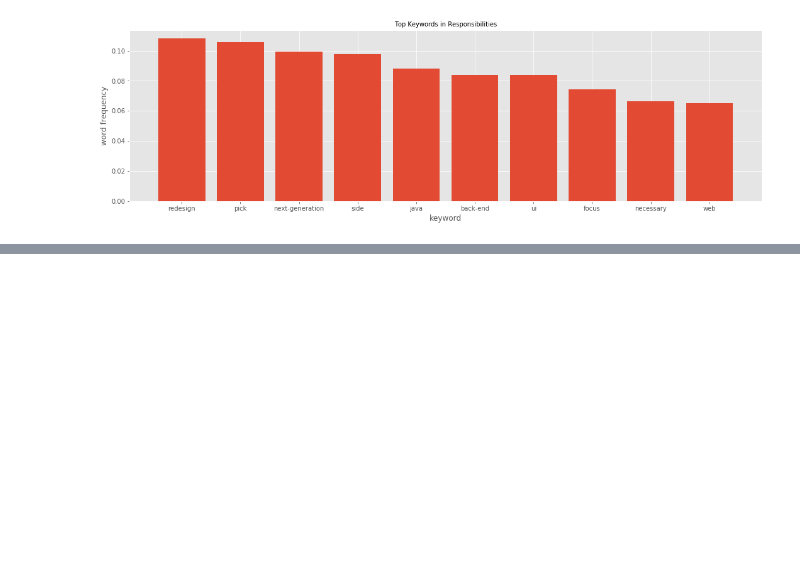
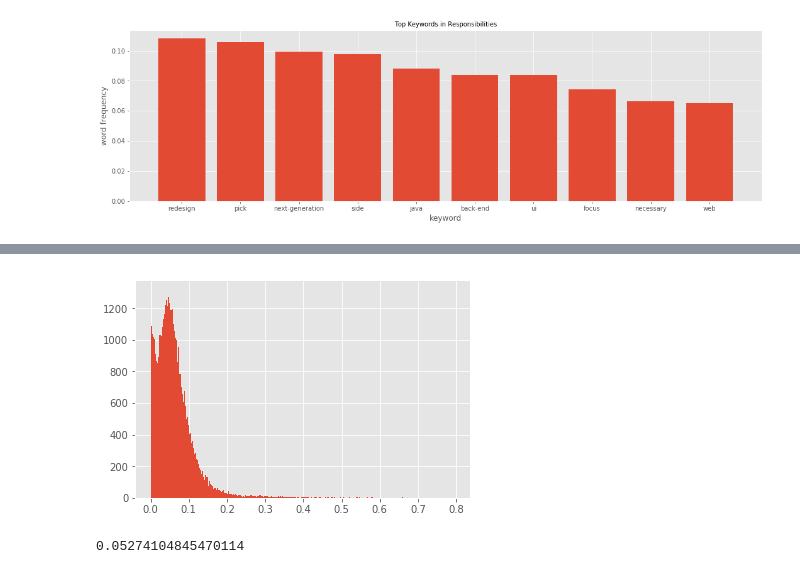
Before and after one commit to aesophor/DataScience, a Jupyter notebook: 05-Final-Project/Analyzing Google Career and Skills.ipynb, the cells around one changed output, grey strips where cells are left out. Saved outputs shown, nothing was run; the diff lists cells and outputs as text; code cells hidden in the pictures; blank space fills up the shorter version.

```diff
--- a/05-Final-Project/Analyzing Google Career and Skills.ipynb
+++ b/05-Final-Project/Analyzing Google Career and Skills.ipynb
@@ -488,0 +606,4 @@ plot_tfidf_bar(resp_tfidfm, text_index=0, ax=ax1, font_path=font_path, bin=10, t
+# %%
+allF = features.flatten()
+nonZero = allF[np.nonzero(allF)]
+m = np.median(nonZero)
@@ -488,0 +615,7 @@ plot_tfidf_bar(resp_tfidfm, text_index=0, ax=ax1, font_path=font_path, bin=10, t
+# %%
+plt.hist(nonZero, bins=500)
+plt.show()
+m
+# %% [output]
+[figure, added]
+0.05274104845470114
```
Also changed, not shown: parts of 27 cells of this notebook, 1 other file.
